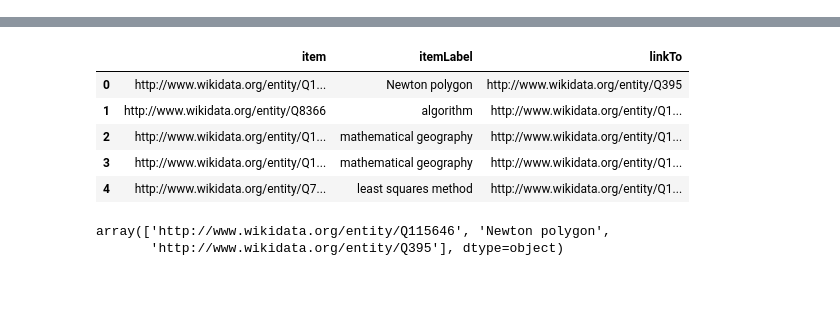
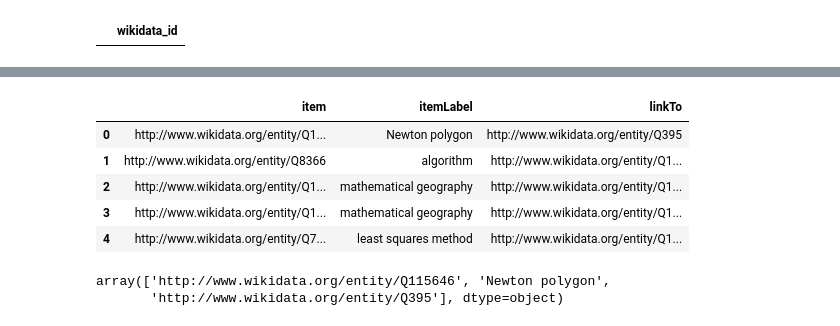
Before and after one commit to jakubsvec001/root_directory, a Jupyter notebook: sandbox.ipynb, the cells around one changed output, grey strips where cells are left out. Cells and saved outputs as stored; diff of their text form; code cells hidden in the pictures; blank space fills up the shorter version.

```diff
--- a/sandbox.ipynb
+++ b/sandbox.ipynb
@@ -8,6 +8,11 @@ import json
 import csv
 import sys
 import time
+# %%
+current_data = pd.DataFrame(columns=['wikidata_id'])
+current_data
+# %% [output]
+|  | wikidata_id |
 # %%
 'data/math_query.csv'
 
```
Also changed, not shown: parts of 10 cells of this notebook.
